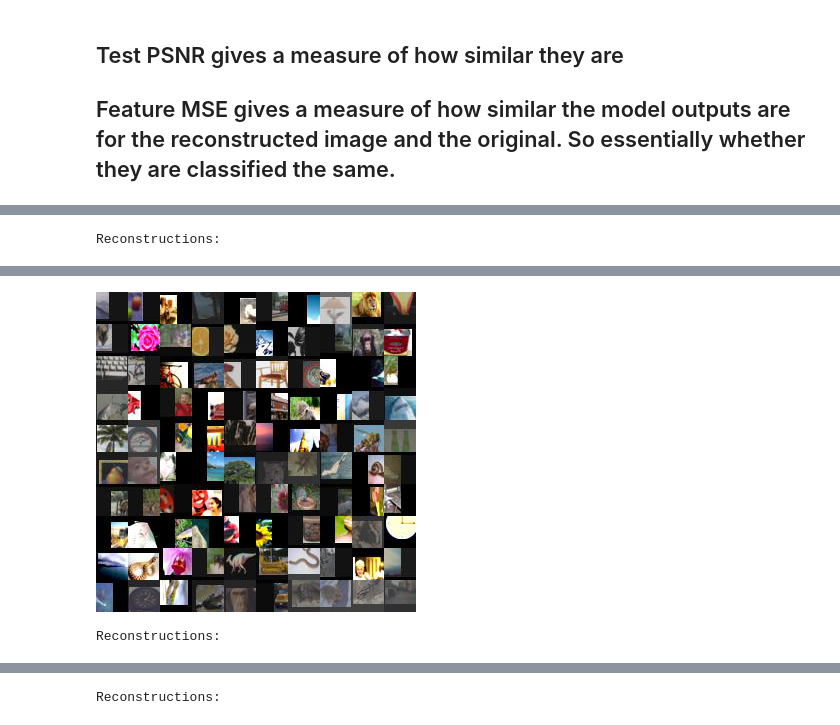
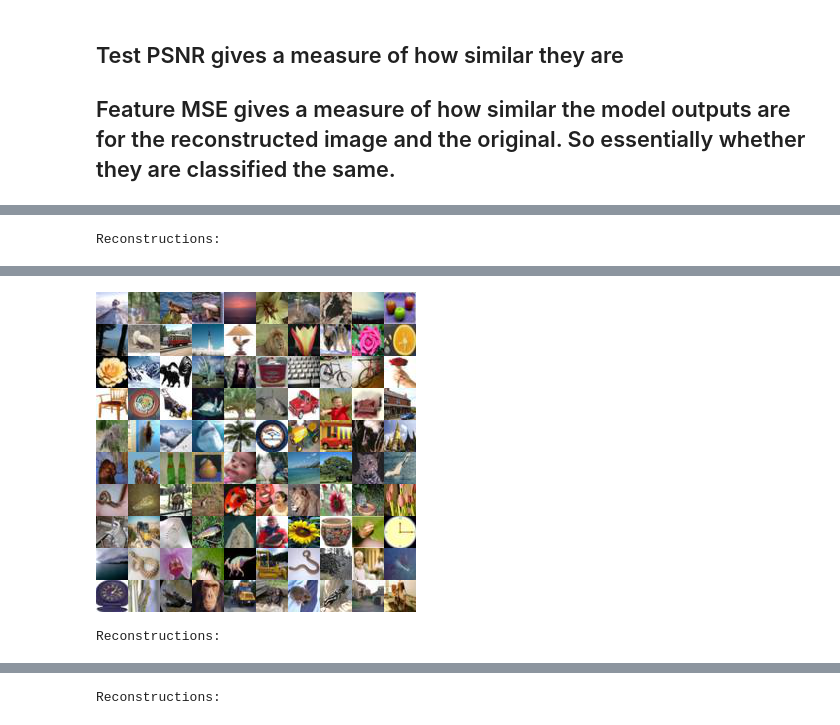
Before and after one commit to Linkerbrain/fact-ai-2021-project, a Jupyter notebook: Benchmarks.ipynb, the cells around one changed output, grey strips where cells are left out. Saved outputs shown, nothing was run; the diff lists cells and outputs as text; code cells hidden in the pictures.

Commit message:
Alternate reconstruction algorithms

```diff
--- a/Benchmarks.ipynb
+++ b/Benchmarks.ipynb
@@ -25,47 +25,69 @@ reload(torch)
 tl = torch.load
 load_cpu = lambda *x, **y: tl(*x, **y, map_location=torch.device('cpu'))
 torch.load = load_cpu
+# %%
+
+def read_images(path, prefix, idxs=range(0,100)):
+    for i in idxs:
+        try:
+            yield Image.open(path + f'/{prefix}_{i+1}.jpg')
+        except FileNotFoundError:
+            yield Image.open(path + f'/{prefix}_{1}.jpg')
+
+def image_grid(imgs, rows, cols):
+    assert len(imgs) == rows*cols
+
+    w, h = imgs[0].size
+    grid = Image.new('RGB', size=(cols*w, rows*h))
+    grid_w, grid_h = grid.size
+
+    for i, img in enumerate(imgs):
+        grid.paste(img, box=(i%cols*w, i//cols*h))
+    return grid
 # %%
+def visualize_images(root, additional_images=False):
+    modes = os.listdir(root)
 
 
-root = 'ATSPrivacy-Framework/benchmark/images/'
+    for mode in modes:
+        print(mode)
+        try:
+            metrics = np.load(root + mode + '/metric.npy', allow_pickle=True)
+            test_mse = np.array(list(m['test_mse'] for m in metrics))
+            feat_mse = np.array(list(m['feat_mse'].detach().numpy() for m in metrics))
+            test_psnr = np.array(list(m['test_psnr'] for m in metrics))
+            print(f"Test MSE mean, std = {test_mse.mean(), test_mse.std()}")
+            print(f"Feature MSE mean, std = {feat_mse.mean(), feat_mse.std()}")
+            print(f"Test PSNR mean, std = {test_psnr.mean(), test_psnr.std()}")
+        except FileNotFoundError:
+            print("Could not find metricc.npy")
 
-modes = os.listdir(root)
+        print("Originals: ")
+        imgs = read_images(root + mode, 'ori')
+        grid = image_grid(list(imgs), 10, 10)
+        display(grid)
 
-def read_images(path, prefix):
+        print("Reconstructions: ")
+        imgs = read_images(root + mode, 'rec')
+        grid = image_grid(list(imgs), 10, 10)
+        display(grid)
 
-    for im in sorted(os.listdir(path)):
-        if im[:3] == prefix:
-            yield Image.open(path + '/' + im)
+        if additional_images:
+            print("Reconstructions, aligned: ")
+            imgs = read_images(root + mode, 'rec_aligned')
+            grid = image_grid(list(imgs), 10, 10)
+            display(grid)
 
-def image_grid(imgs, rows, cols):
-    assert len(imgs) == rows*cols
+            print("Reconstructions, untransformed: ")
+            imgs = read_images(root + mode, 'rec_untransformed')
+            grid = image_grid(list(imgs), 10, 10)
+            display(grid)
 
-    w, h = imgs[0].size
-    grid = Image.new('RGB', size=(cols*w, rows*h))
-    grid_w, grid_h = grid.size
+            print("Reconstructions, isolated: ")
+            imgs = read_images(root + mode, 'rec_isolated')
+            grid = image_grid(list(imgs), 10, 10)
+            display(grid)
 
-    for i, img in enumerate(imgs):
-        grid.paste(img, box=(i%cols*w, i//cols*h))
-    return grid
 
-for mode in modes:
-    print(mode)
-    metrics = np.load(root + mode + '/metric.npy', allow_pickle=True)
-    test_mse = np.array(list(m['test_mse'] for m in metrics))
-    feat_mse = np.array(list(m['feat_mse'].detach().numpy() for m in metrics))
-    test_psnr = np.array(list(m['test_psnr'] for m in metrics))
-    print(f"Test MSE mean, std = {test_mse.mean(), test_mse.std()}")
-    print(f"Feature MSE mean, std = {feat_mse.mean(), feat_mse.std()}")
-    print(f"Test PSNR mean, std = {test_psnr.mean(), test_psnr.std()}")
-
-    print("Originals: ")
-    imgs = read_images(root + mode, 'ori')
-    grid = image_grid(list(imgs), 10, 10)
-    display(grid)
-
-    print("Reconstructions: ")
-    imgs = read_images(root + mode, 'rec')
-    grid = image_grid(list(imgs), 10, 10)
-    display(grid)
+visualize_images('ATSPrivacy-Framework/benchmark/images/')
 # %% [output]
@@ -84,3 +104,3 @@ Test PSNR mean, std = (7.477562084197998, 1.844222272538158)
 Originals:
-[figure, old version]
+[figure, new version]
 Reconstructions:
```
Also changed, not shown: parts of 3 cells of this notebook, 14 other files.
